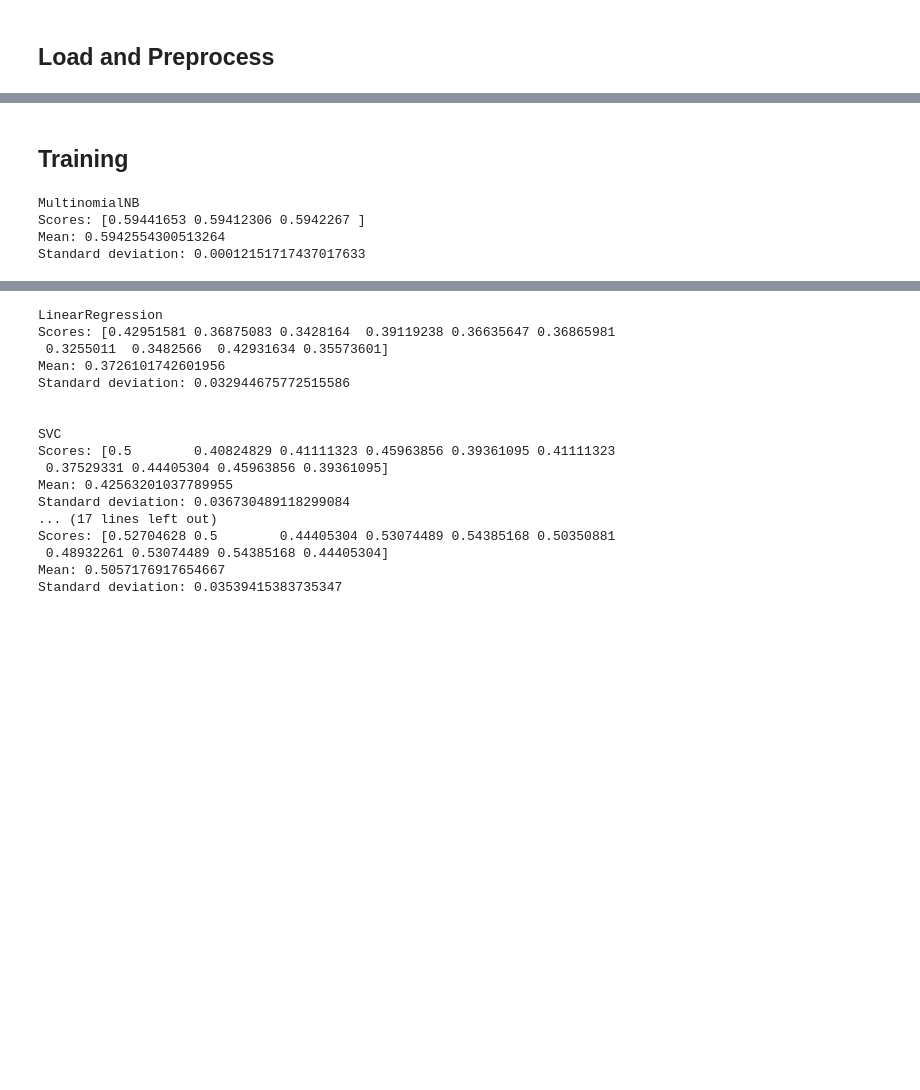
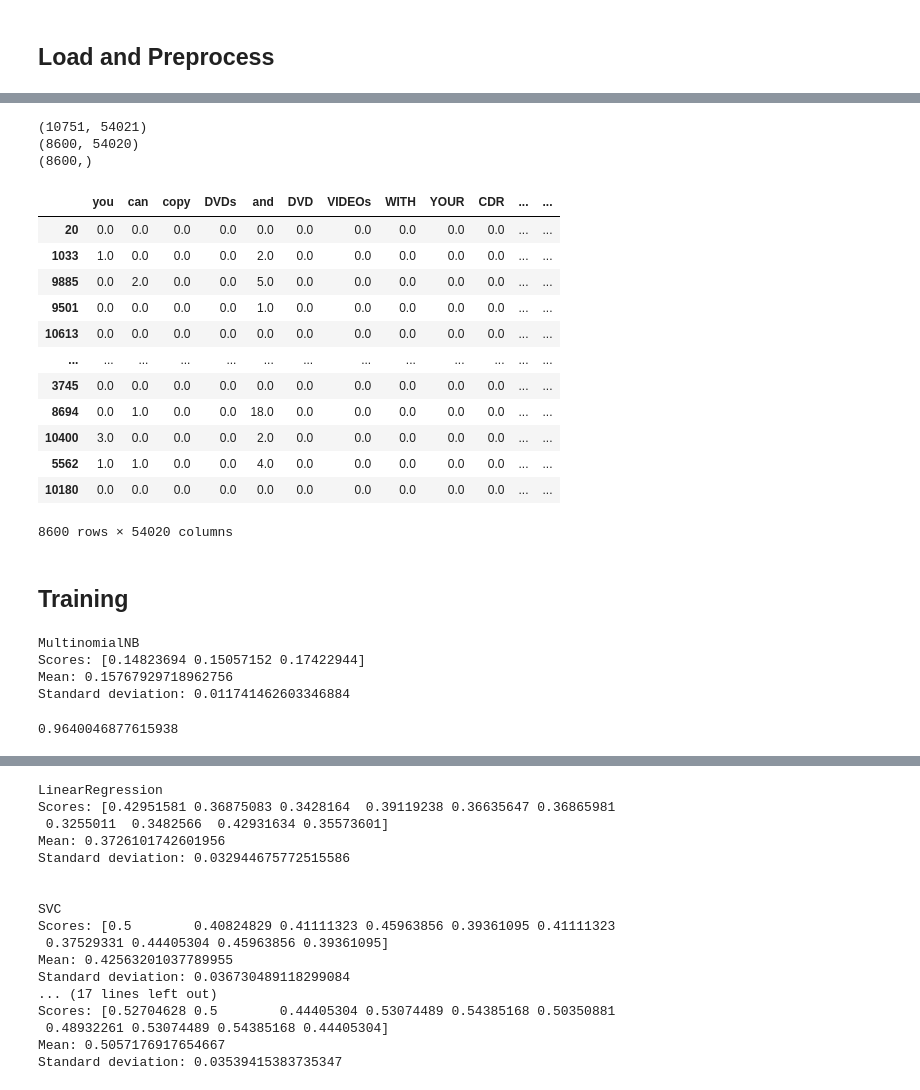
Before and after one commit to chrismarch/ml-exercises, a Jupyter notebook: spam-classifier/spam-classifier.ipynb, the cells around one changed output, grey strips where cells are left out. Drawn from its saved outputs; the diff is of its cells as text; code cells hidden in the pictures; blank space fills up the shorter version.

```diff
--- a/spam-classifier/spam-classifier.ipynb
+++ b/spam-classifier/spam-classifier.ipynb
@@ -201,4 +178,0 @@ joblib.dump(df, "spamham.pkl")
-# %%
-all_data = joblib.load("spamham0.pkl")
-
-split = StratifiedShuffleSplit(n_splits=1, test_size=0.2, random_state=42)
@@ -204,0 +243,2 @@ split = StratifiedShuffleSplit(n_splits=1, test_size=0.2, random_state=42)
+# %%
+all_data = joblib.load("spamham.pkl")
@@ -247,2 +261,25 @@ joblib.dump(y_test, "ytest.pkl")
+# %%
+print(all_data.shape)
+print(X_train.shape)
+print(y_train.shape)
+y_train
+X_train
+# %% [output]
+(10751, 54021)
+(8600, 54020)
+(8600,)
+|  | you | can | copy | DVDs | and | DVD | VIDEOs | WITH | YOUR | CDR | ... | ... |
+| 20 | 0.0 | 0.0 | 0.0 | 0.0 | 0.0 | 0.0 | 0.0 | 0.0 | 0.0 | 0.0 | ... | ... |
+| 1033 | 1.0 | 0.0 | 0.0 | 0.0 | 2.0 | 0.0 | 0.0 | 0.0 | 0.0 | 0.0 | ... | ... |
+| 9885 | 0.0 | 2.0 | 0.0 | 0.0 | 5.0 | 0.0 | 0.0 | 0.0 | 0.0 | 0.0 | ... | ... |
+| 9501 | 0.0 | 0.0 | 0.0 | 0.0 | 1.0 | 0.0 | 0.0 | 0.0 | 0.0 | 0.0 | ... | ... |
+| 10613 | 0.0 | 0.0 | 0.0 | 0.0 | 0.0 | 0.0 | 0.0 | 0.0 | 0.0 | 0.0 | ... | ... |
+| ... | ... | ... | ... | ... | ... | ... | ... | ... | ... | ... | ... | ... |
+| 3745 | 0.0 | 0.0 | 0.0 | 0.0 | 0.0 | 0.0 | 0.0 | 0.0 | 0.0 | 0.0 | ... | ... |
+| 8694 | 0.0 | 1.0 | 0.0 | 0.0 | 18.0 | 0.0 | 0.0 | 0.0 | 0.0 | 0.0 | ... | ... |
+| 10400 | 3.0 | 0.0 | 0.0 | 0.0 | 2.0 | 0.0 | 0.0 | 0.0 | 0.0 | 0.0 | ... | ... |
+| 5562 | 1.0 | 1.0 | 0.0 | 0.0 | 4.0 | 0.0 | 0.0 | 0.0 | 0.0 | 0.0 | ... | ... |
+| 10180 | 0.0 | 0.0 | 0.0 | 0.0 | 0.0 | 0.0 | 0.0 | 0.0 | 0.0 | 0.0 | ... | ... |
+8600 rows × 54020 columns
 # %% [markdown]
 ## Training
@@ -265,12 +285,0 @@ def display_estimator_scores(estimator, scores):
-# %%
-from sklearn.naive_bayes import MultinomialNB
-from sklearn.model_selection import cross_val_score
-
-mnb_clf = MultinomialNB()
-
-display_estimator_cv_scores(mnb_clf, X_train, y_train)
-# %% [output]
-MultinomialNB
-Scores: [0.59441653 0.59412306 0.5942267 ]
-Mean: 0.5942554300513264
-Standard deviation: 0.00012151717437017633
@@ -276,0 +302,20 @@ Standard deviation: 0.00012151717437017633
+# %%
+from sklearn.naive_bayes import MultinomialNB
+from sklearn.model_selection import cross_val_score
+
+mnb_clf = MultinomialNB()
+
+display_estimator_cv_scores(mnb_clf, X_train, y_train)
+# %% [output]
+MultinomialNB
+Scores: [0.14823694 0.15057152 0.17422944]
+Mean: 0.15767929718962756
+Standard deviation: 0.011741462603346884
+# %%
+from sklearn.metrics import f1_score
+from sklearn.model_selection import cross_val_predict
+
+y_train_pred = cross_val_predict(mnb_clf, X_train, y_train, cv=3)
+f1_score(y_train, y_train_pred)
+# %% [output]
+0.9640046877615938
```
Also changed, not shown: parts of 15 cells of this notebook.
